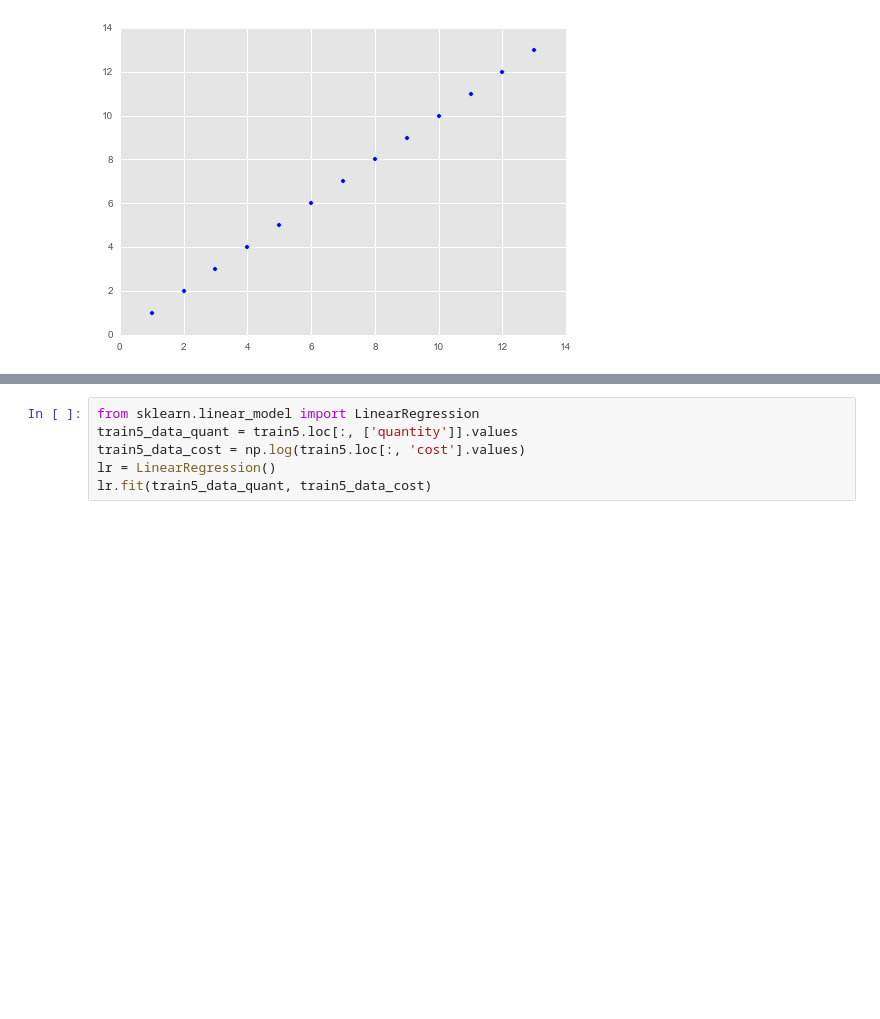
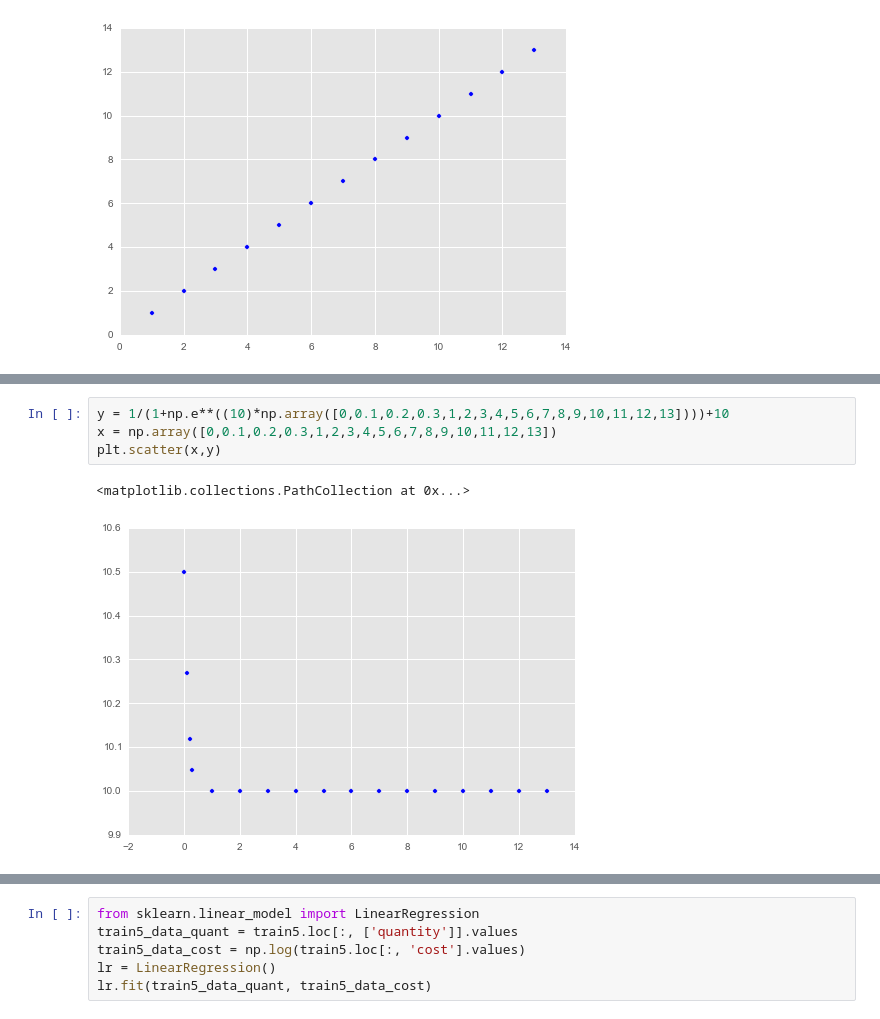
Before and after one commit to ayfu/CDIPS15_TeamCat, a Jupyter notebook: Exploration_2.ipynb, the cells around one changed output, grey strips where cells are left out. Drawn from its saved outputs; the diff is of its cells as text; blank space fills up the shorter version.

```diff
--- a/Exploration_2.ipynb
+++ b/Exploration_2.ipynb
@@ -284,0 +344,7 @@ plt.scatter(x,np.log(y))
+# %%
+y = 1/(1+np.e**((10)*np.array([0,0.1,0.2,0.3,1,2,3,4,5,6,7,8,9,10,11,12,13])))+10
+x = np.array([0,0.1,0.2,0.3,1,2,3,4,5,6,7,8,9,10,11,12,13])
+plt.scatter(x,y)
+# %% [output]
+<matplotlib.collections.PathCollection at 0x...>
+[figure, added]
```
Also changed, not shown: parts of 9 cells of this notebook, 4 other files.
